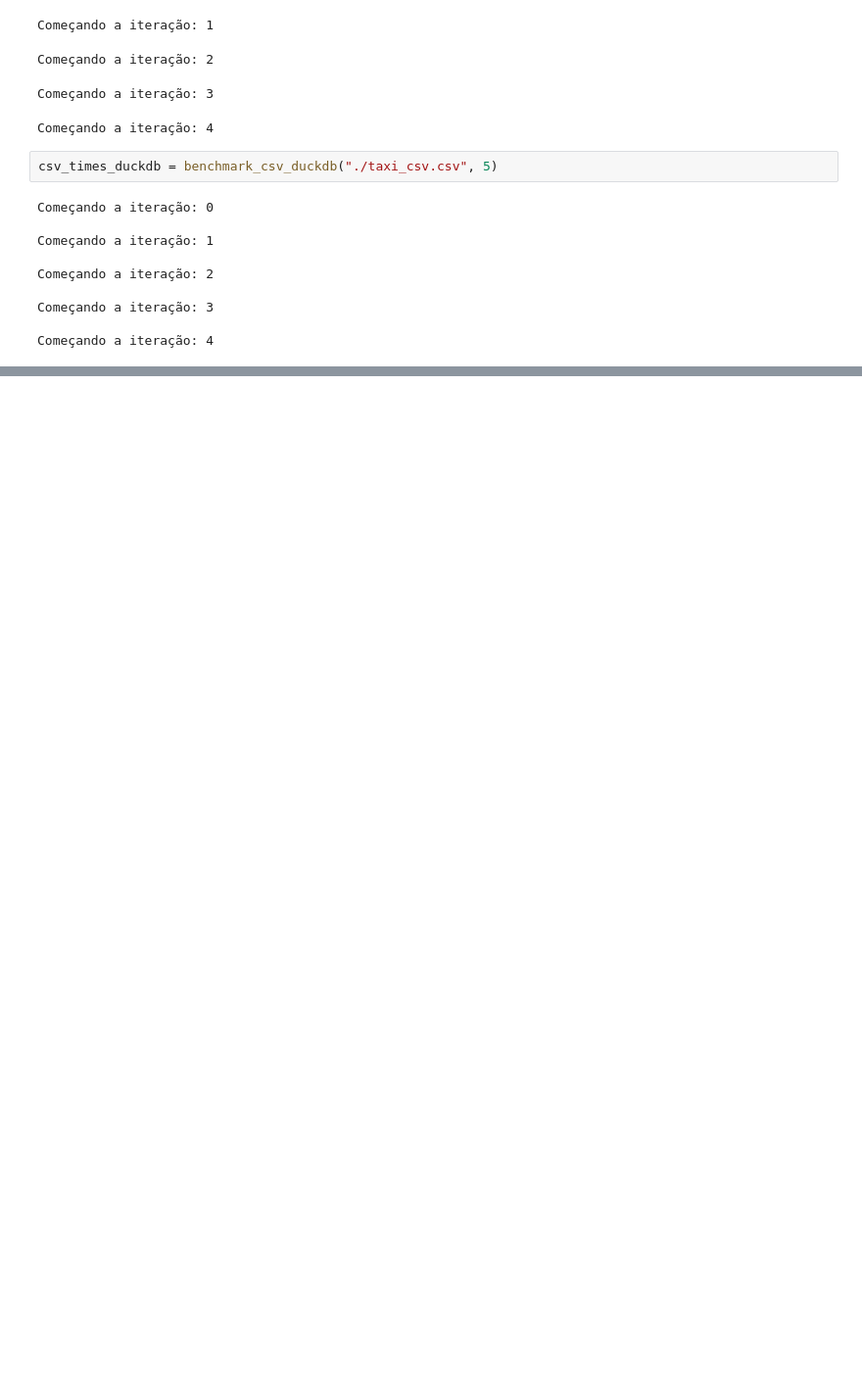
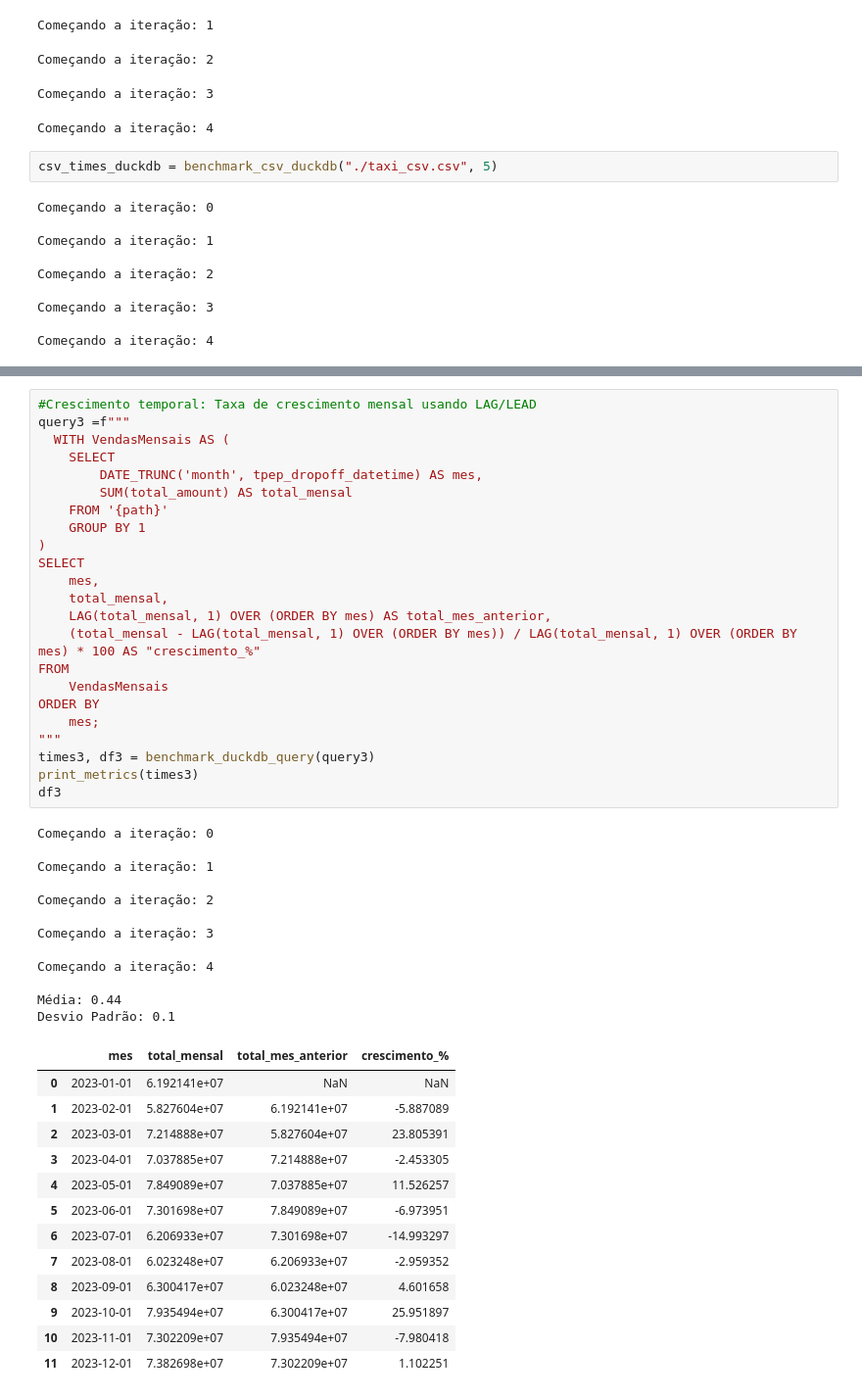
Before and after one commit to zicziczic/OPT004-CienciaDeDados, a Jupyter notebook: Lab3/Lab3_Notebook.ipynb, the cells around one changed output, grey strips where cells are left out. Shown at 98% size. Drawn from its saved outputs; the diff is of its cells as text; blank space fills up the shorter version.

```diff
--- a/Lab3/Lab3_Notebook.ipynb
+++ b/Lab3/Lab3_Notebook.ipynb
@@ -377,0 +520,49 @@ csv_times
+# %%
+#Crescimento temporal: Taxa de crescimento mensal usando LAG/LEAD
+query3 =f"""
+  WITH VendasMensais AS (
+    SELECT
+        DATE_TRUNC('month', tpep_dropoff_datetime) AS mes,
+        SUM(total_amount) AS total_mensal
+    FROM '{path}'
+    GROUP BY 1
+)
+SELECT
+    mes,
+    total_mensal,
+    LAG(total_mensal, 1) OVER (ORDER BY mes) AS total_mes_anterior,
+    (total_mensal - LAG(total_mensal, 1) OVER (ORDER BY mes)) / LAG(total_mensal, 1) OVER (ORDER BY mes) * 100 AS "crescimento_%"
+FROM
+    VendasMensais
+ORDER BY
+    mes;
+"""
+times3, df3 = benchmark_duckdb_query(query3)
+print_metrics(times3)
+df3
+# %% [output]
+Começando a iteração: 0
+
+Começando a iteração: 1
+
+Começando a iteração: 2
+
+Começando a iteração: 3
+
+Começando a iteração: 4
+
+Média: 0.44
+Desvio Padrão: 0.1
+|  | mes | total_mensal | total_mes_anterior | crescimento_% |
+| 0 | 2023-01-01 | 6.192141e+07 | NaN | NaN |
+| 1 | 2023-02-01 | 5.827604e+07 | 6.192141e+07 | -5.887089 |
+| 2 | 2023-03-01 | 7.214888e+07 | 5.827604e+07 | 23.805391 |
+| 3 | 2023-04-01 | 7.037885e+07 | 7.214888e+07 | -2.453305 |
+| 4 | 2023-05-01 | 7.849089e+07 | 7.037885e+07 | 11.526257 |
+| 5 | 2023-06-01 | 7.301698e+07 | 7.849089e+07 | -6.973951 |
+| 6 | 2023-07-01 | 6.206933e+07 | 7.301698e+07 | -14.993297 |
+| 7 | 2023-08-01 | 6.023248e+07 | 6.206933e+07 | -2.959352 |
+| 8 | 2023-09-01 | 6.300417e+07 | 6.023248e+07 | 4.601658 |
+| 9 | 2023-10-01 | 7.935494e+07 | 6.300417e+07 | 25.951897 |
+| 10 | 2023-11-01 | 7.302209e+07 | 7.935494e+07 | -7.980418 |
+| 11 | 2023-12-01 | 7.382698e+07 | 7.302209e+07 | 1.102251 |
```
Also changed, not shown: parts of 17 cells of this notebook.
